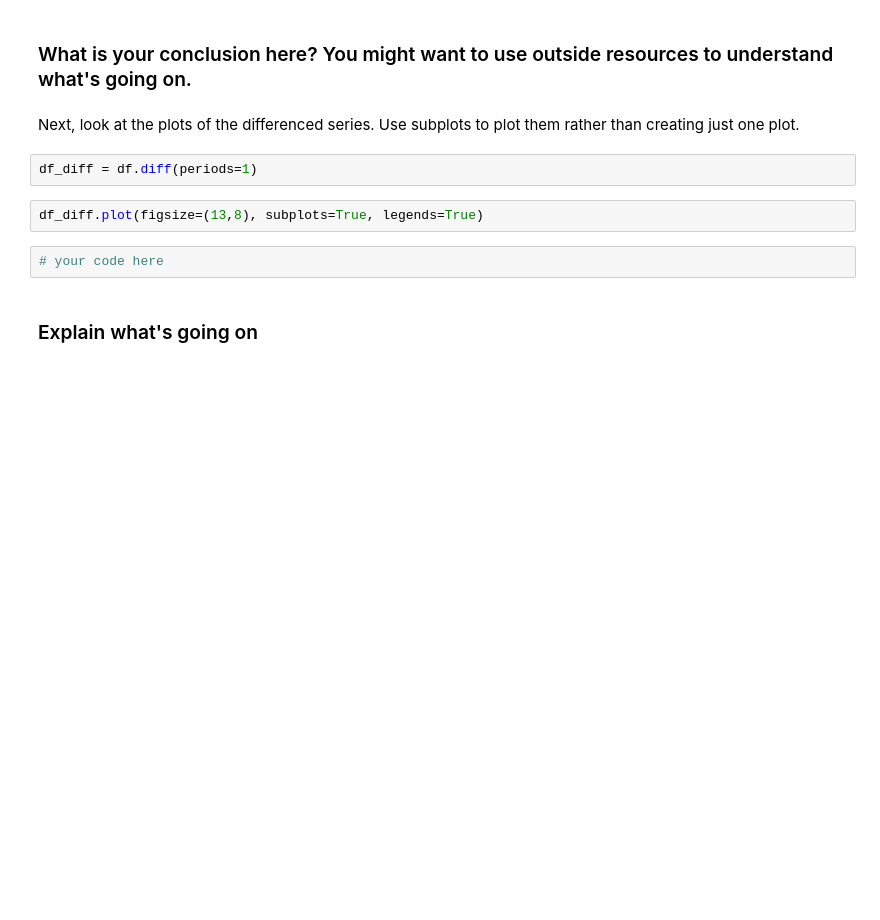
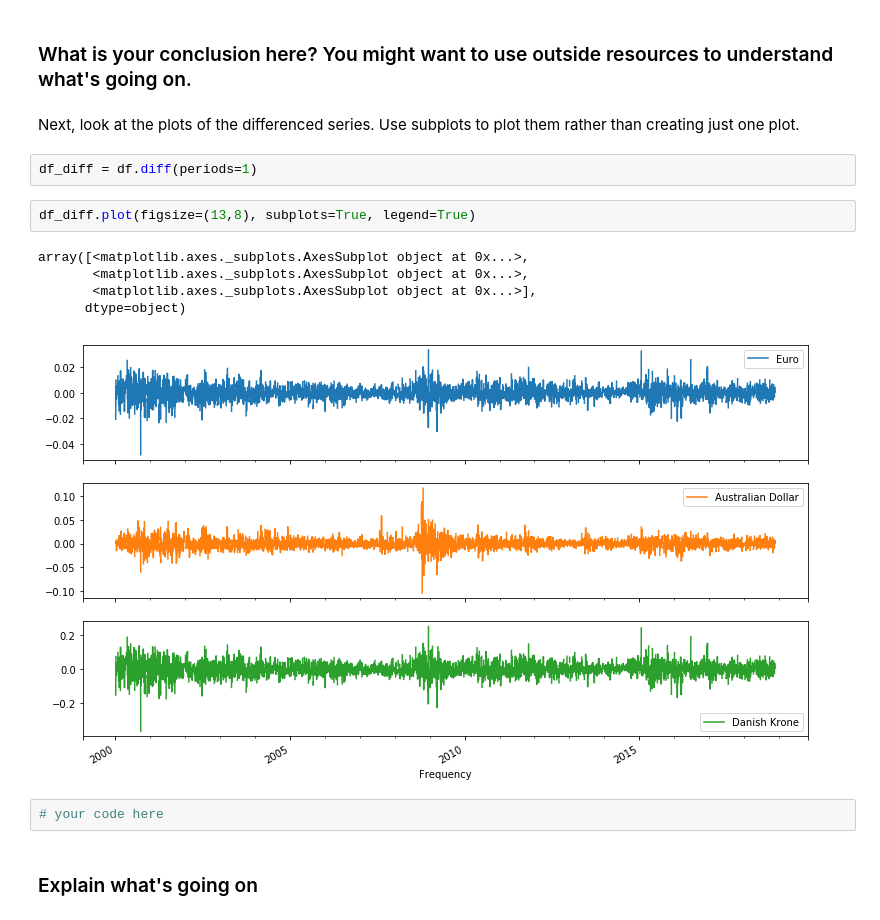
Before and after one commit to ZMBailey/dsc-3-26-05-correlation-and-autocorrelation-in-time-series-lab-seattle-ds-career-040119, a Jupyter notebook: index.ipynb, the cells around one changed output. Cells and saved outputs as stored; diff of their text form; blank space fills up the shorter version.

```diff
--- a/index.ipynb
+++ b/index.ipynb
@@ -66,7 +66,13 @@ Next, look at the plots of the differenced series. Use subplots to plot them rat
 # %%
 df_diff = df.diff(periods=1)
 # %%
-df_diff.plot(figsize=(13,8), subplots=True, legends=True)
+df_diff.plot(figsize=(13,8), subplots=True, legend=True)
+# %% [output]
+array([<matplotlib.axes._subplots.AxesSubplot object at 0x...>,
+       <matplotlib.axes._subplots.AxesSubplot object at 0x...>,
+       <matplotlib.axes._subplots.AxesSubplot object at 0x...>],
+      dtype=object)
+[figure, added]
 # %%
 # your code here
 # %% [markdown]
```
